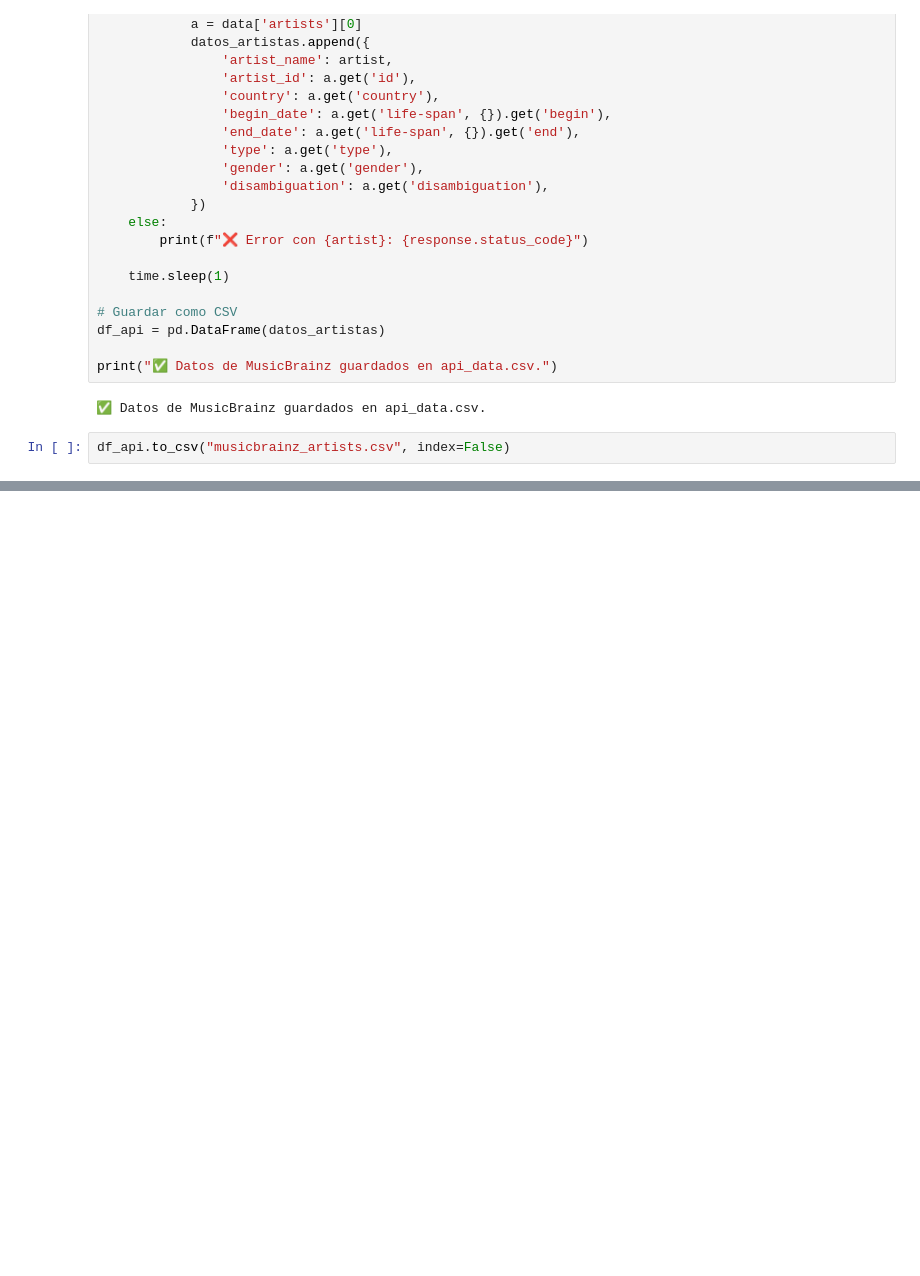
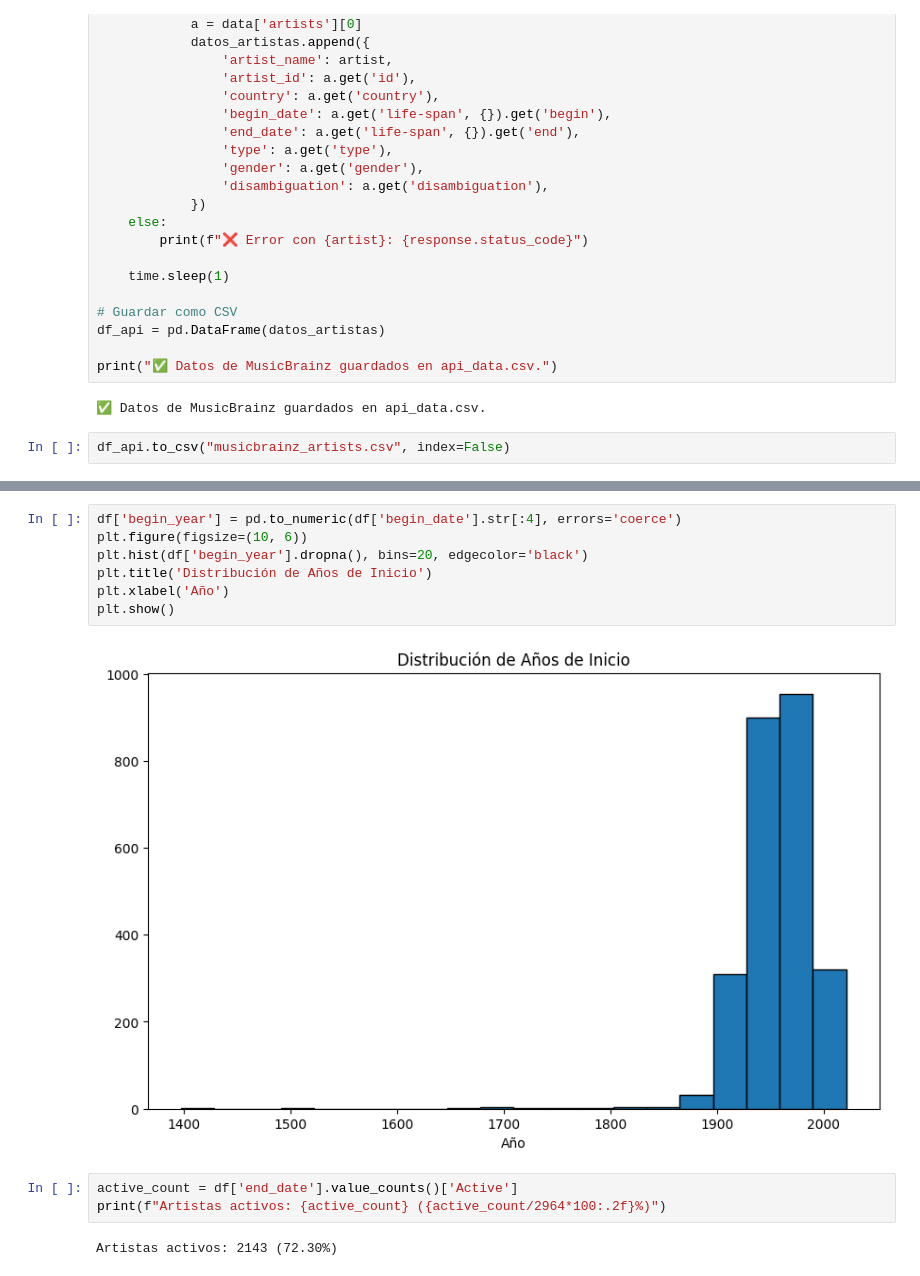
Before and after one commit to Michelburgos/Workshop_2, a Jupyter notebook: notebooks/004_EDA_API.ipynb, the cells around one changed output, grey strips where cells are left out. Cells and saved outputs as stored; diff of their text form; blank space fills up the shorter version.

```diff
--- a/notebooks/004_EDA_API.ipynb
+++ b/notebooks/004_EDA_API.ipynb
@@ -154,0 +176,14 @@ plt.show()
+# %%
+df['begin_year'] = pd.to_numeric(df['begin_date'].str[:4], errors='coerce')
+plt.figure(figsize=(10, 6))
+plt.hist(df['begin_year'].dropna(), bins=20, edgecolor='black')
+plt.title('Distribución de Años de Inicio')
+plt.xlabel('Año')
+plt.show()
+# %% [output]
+[figure, added]
+# %%
+active_count = df['end_date'].value_counts()['Active']
+print(f"Artistas activos: {active_count} ({active_count/2964*100:.2f}%)")
+# %% [output]
+Artistas activos: 2143 (72.30%)
```
Also changed, not shown: parts of 20 cells of this notebook.
